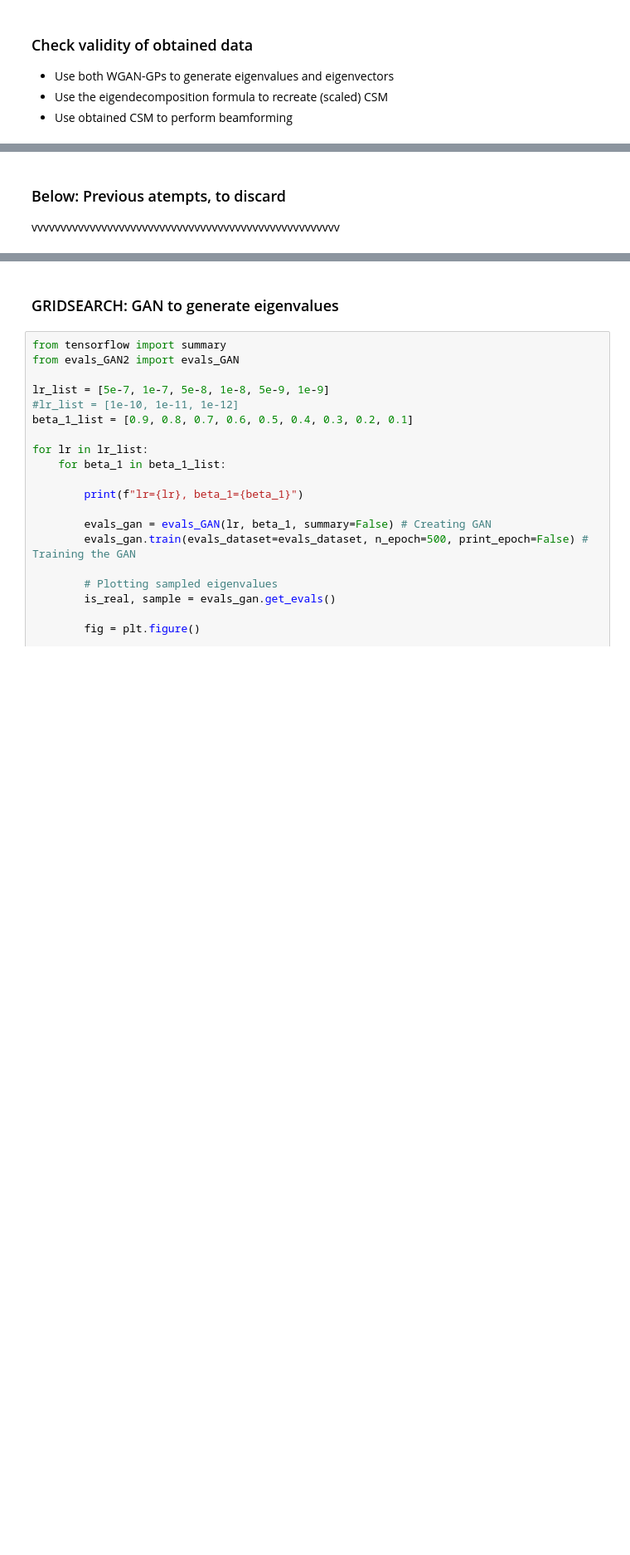
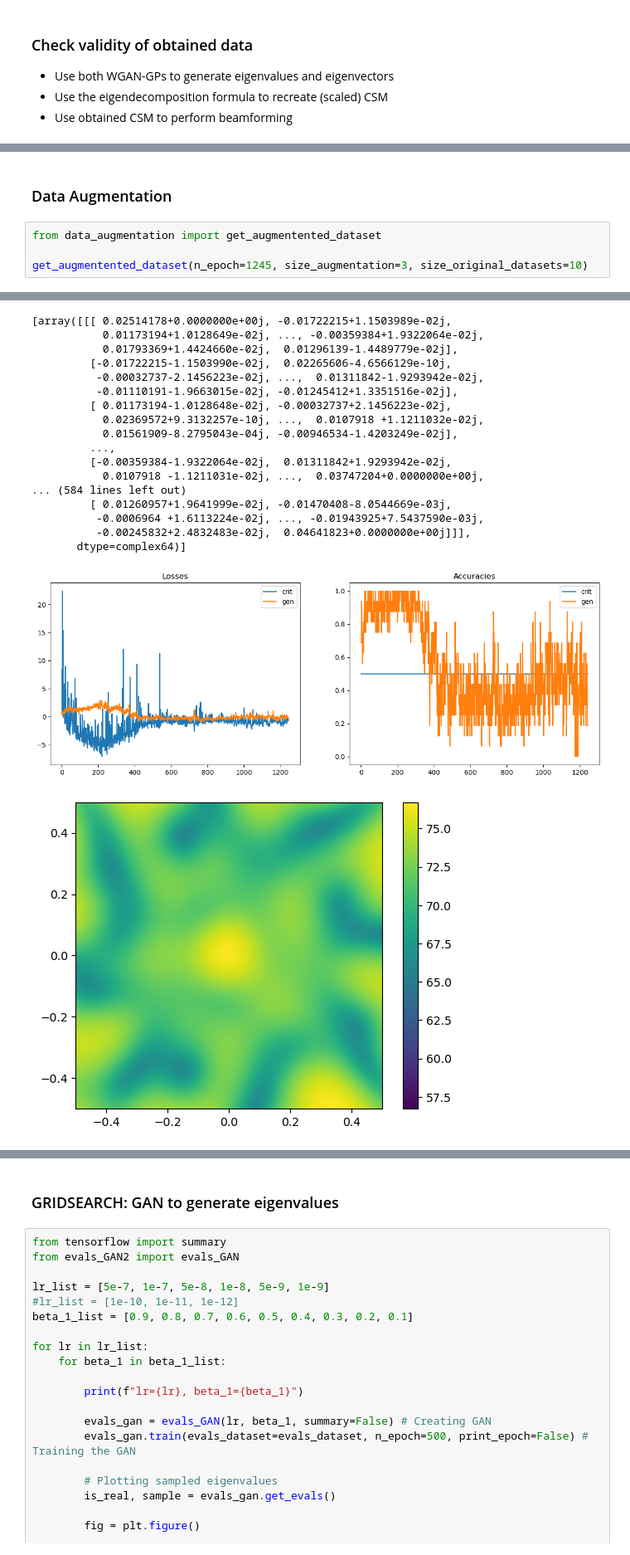
Before and after one commit to raskharkapakh/Master-Arbeit, a Jupyter notebook: python_files/GAN2/notebook2.ipynb, the cells around one changed output, grey strips where cells are left out. Shown at 83% size. Saved outputs shown, nothing was run; the diff lists cells and outputs as text; blank space fills up the shorter version.

```diff
--- a/python_files/GAN2/notebook2.ipynb
+++ b/python_files/GAN2/notebook2.ipynb
@@ -219,3 +130,7 @@ array([[[-0.53400016+0.0000000e+00j, -0.33477974+1.5915102e-01j,
-# %% [markdown]
-### Below: Previous atempts, to discard
-vvvvvvvvvvvvvvvvvvvvvvvvvvvvvvvvvvvvvvvvvvvvvvvvvvvvv
+# %% [markdown]
+### Data Augmentation
+# %%
+from data_augmentation import get_augmentented_dataset
+
+get_augmentented_dataset(n_epoch=1245, size_augmentation=3, size_original_datasets=10)
+# %% [output]
@@ -221,0 +167,19 @@ vvvvvvvvvvvvvvvvvvvvvvvvvvvvvvvvvvvvvvvvvvvvvvvvvvvvv
+[array([[[ 0.02514178+0.0000000e+00j, -0.01722215+1.1503989e-02j,
+           0.01173194+1.0128649e-02j, ..., -0.00359384+1.9322064e-02j,
+           0.01793369+1.4424660e-02j,  0.01296139-1.4489779e-02j],
+         [-0.01722215-1.1503990e-02j,  0.02265606-4.6566129e-10j,
+          -0.00032737-2.1456223e-02j, ...,  0.01311842-1.9293942e-02j,
+          -0.01110191-1.9663015e-02j, -0.01245412+1.3351516e-02j],
+         [ 0.01173194-1.0128648e-02j, -0.00032737+2.1456223e-02j,
+           0.02369572+9.3132257e-10j, ...,  0.0107918 +1.1211032e-02j,
+           0.01561909-8.2795043e-04j, -0.00946534-1.4203249e-02j],
+         ...,
+         [-0.00359384-1.9322064e-02j,  0.01311842+1.9293942e-02j,
+           0.0107918 -1.1211031e-02j, ...,  0.03747204+0.0000000e+00j,
+... (584 lines left out)
+         [ 0.01260957+1.9641999e-02j, -0.01470408-8.0544669e-03j,
+          -0.0006964 +1.6113224e-02j, ..., -0.01943925+7.5437590e-03j,
+          -0.00245832+2.4832483e-02j,  0.04641823+0.0000000e+00j]]],
+       dtype=complex64)]
+[figure, added]
+[figure, added]
```
Also changed, not shown: parts of 8 cells of this notebook, 23 other files.
